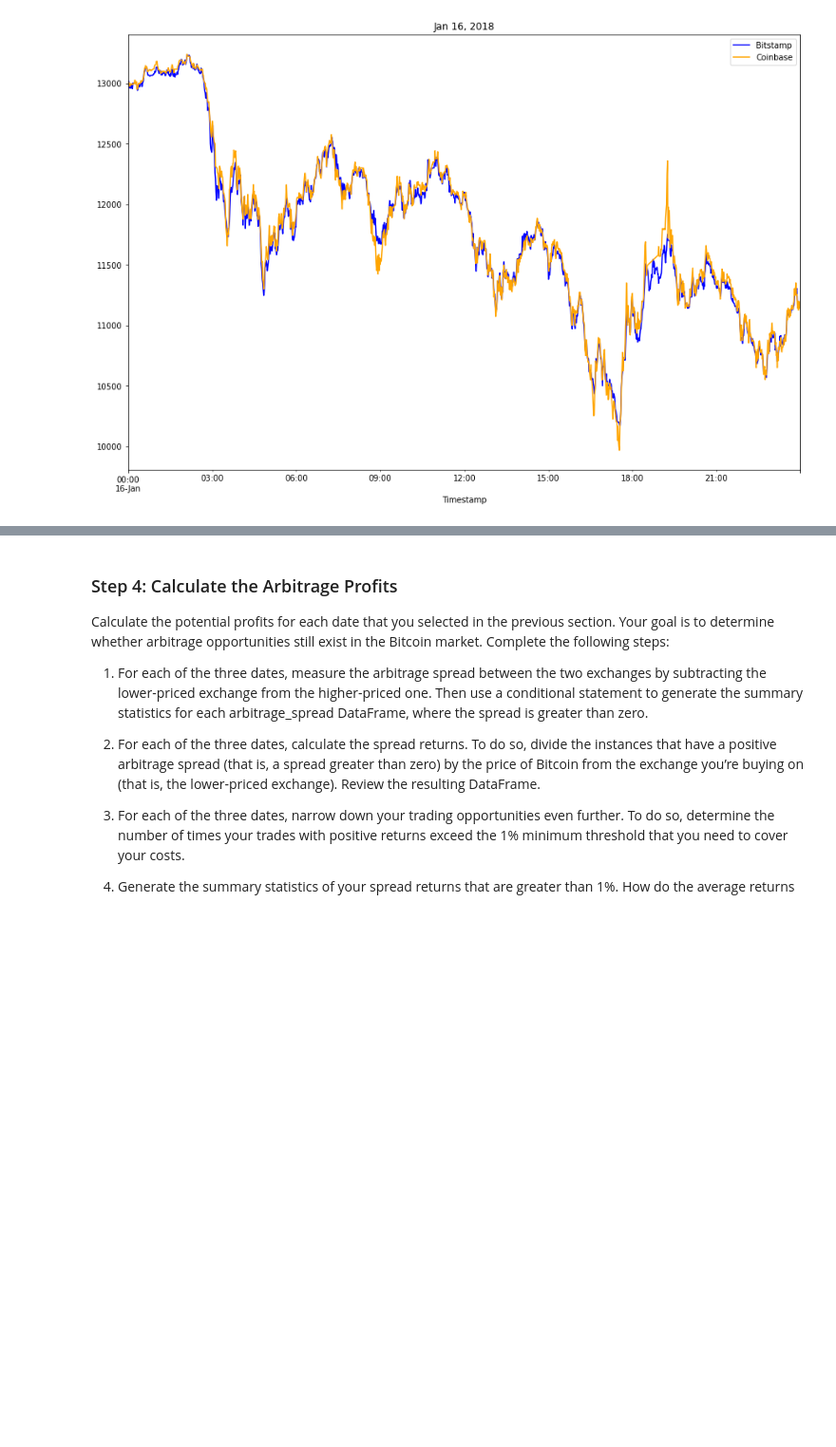
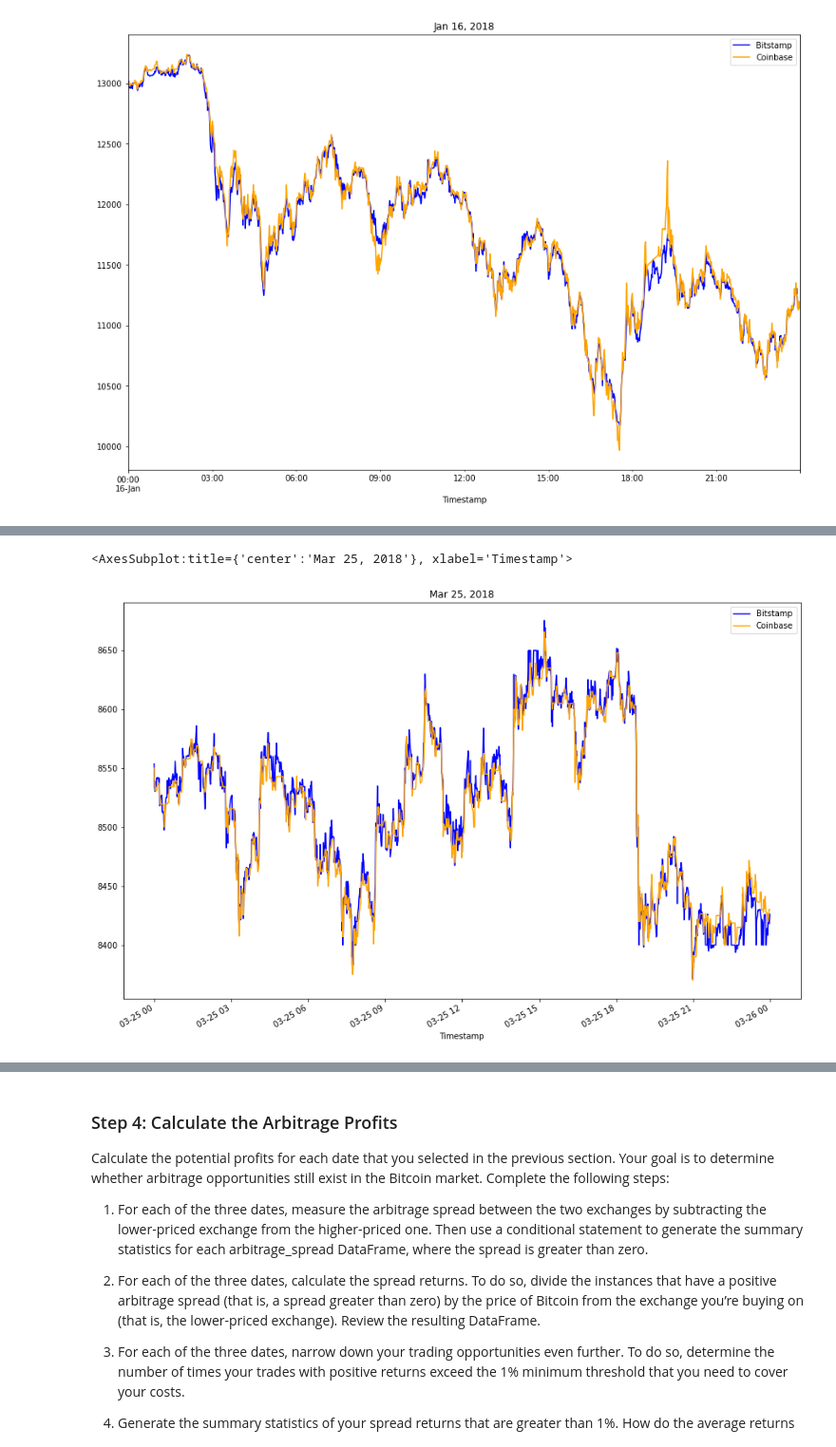
Before and after one commit to galiyaKhusniyarova/Module3Challenge, a Jupyter notebook: crypto_arbitrage.ipynb, the cells around one changed output, grey strips where cells are left out. Shown: that part at 95% size. Drawn from its saved outputs; the diff is of its cells as text; code cells hidden in the pictures; blank space fills up the shorter version.

```diff
--- a/crypto_arbitrage.ipynb
+++ b/crypto_arbitrage.ipynb
@@ -318,7 +348,11 @@ arbitrage_spread_middle = # YOUR CODE HERE
 # %%
 # Create an overlay plot that visualizes the two dataframes over a period of one day from late in the dataset.
 # Be sure that the plots include the parameters `legend`, `figsize`, `title`, `color` and `label`
-# YOUR CODE HERE
+bitstamp_sliced.loc["2018-03-25"].plot(legend=True, figsize=(15, 10), title="Mar 25, 2018", color="blue", label="Bitstamp")
+coinbase_sliced.loc["2018-03-25"].plot(legend=True, figsize=(15, 10), color="orange", label="Coinbase")
+# %% [output]
+<AxesSubplot:title={'center':'Mar 25, 2018'}, xlabel='Timestamp'>
+[figure, added]
 # %%
 # Using the date from the late that you have selected, calculate the arbitrage spread
 # by subtracting the bitstamp lower closing prices from the coinbase higher closing prices
```
Also changed, not shown: parts of 7 cells of this notebook.
